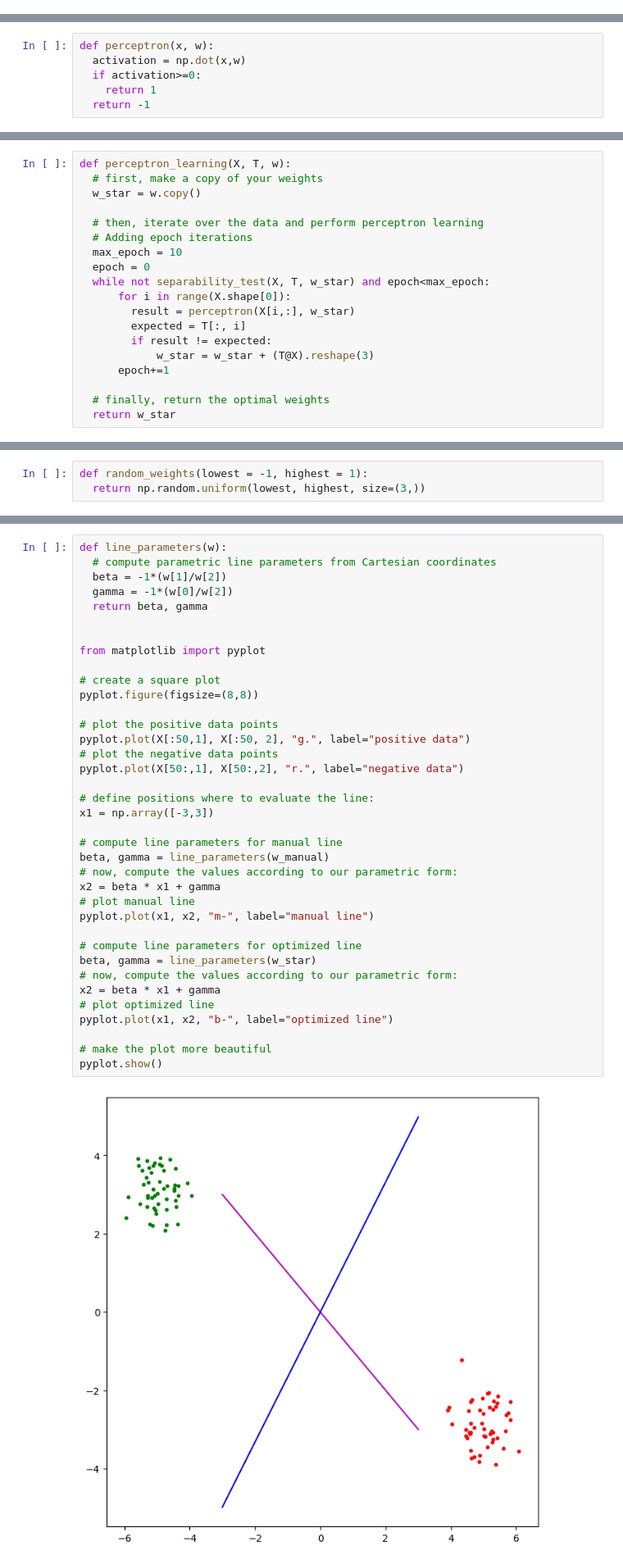
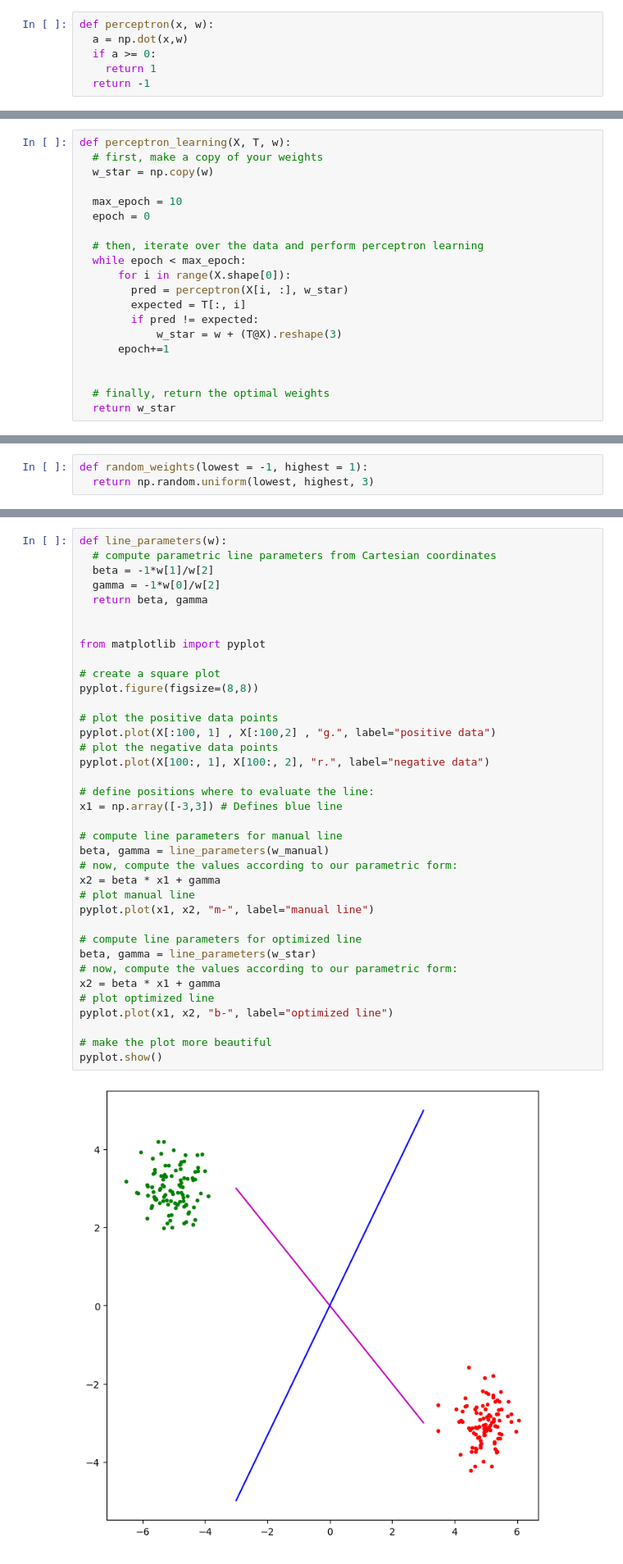
Before and after one commit to JorgeOrtizV/deepLearning_uzh, a Jupyter notebook: DL-Assignment01.ipynb, the cells around one changed output, grey strips where cells are left out. Shown: that part at 82% size. Saved outputs shown, nothing was run; the diff lists cells and outputs as text.

```diff
--- a/DL-Assignment01.ipynb
+++ b/DL-Assignment01.ipynb
@@ -73 +111,7 @@ w_manual = np.array([0, -1, -1])
+# %%
+def perceptron(x, w):
+  a = np.dot(x,w)
+  if a >= 0:
+    return 1
+  return -1
 # %%
@@ -159,6 +124,0 @@ Implement a function that computes and returns the perceptron for a given data p
-# %%
-def perceptron(x, w):
-  activation = np.dot(x,w)
-  if activation>=0:
-    return 1
-  return -1
@@ -181,19 +145,20 @@ Consider in your implementation error cases that could arise.
 # %%
 def perceptron_learning(X, T, w):
   # first, make a copy of your weights
-  w_star = w.copy()
+  w_star = np.copy(w)
+
+  max_epoch = 10
+  epoch = 0
 
   # then, iterate over the data and perform perceptron learning
-  # Adding epoch iterations
-  max_epoch = 10
-  epoch = 0
-  while not separability_test(X, T, w_star) and epoch<max_epoch:
+  while epoch < max_epoch:
       for i in range(X.shape[0]):
-        result = perceptron(X[i,:], w_star)
+        pred = perceptron(X[i, :], w_star)
         expected = T[:, i]
-        if result != expected:
-            w_star = w_star + (T@X).reshape(3)
+        if pred != expected:
+            w_star = w + (T@X).reshape(3)
       epoch+=1
+
 
   # finally, return the optimal weights
   return w_star
@@ -234,7 +182,7 @@ As desired, perceptron learning does not optimize an already separating line
 Implement a function that generates and returns randomly initialized weights $\vec w \in [-1,1]^3$.
 # %%
 def random_weights(lowest = -1, highest = 1):
-  return np.random.uniform(lowest, highest, size=(3,))
+  return np.random.uniform(lowest, highest, 3)
 # %% [markdown]
 ### Task 6: Perceptron Learning Execution
 
@@ -310,39 +225,39 @@ Then, we need to compute the line parameters. For this purpose, we define the se
 # %%
 def line_parameters(w):
   # compute parametric line parameters from Cartesian coordinates
-  beta = -1*(w[1]/w[2])
-  gamma = -1*(w[0]/w[2])
+  beta = -1*w[1]/w[2]
+  gamma = -1*w[0]/w[2]
   return beta, gamma
 
 
 from matplotlib import pyplot
 
 # create a square plot
 pyplot.figure(figsize=(8,8))
 
 # plot the positive data points
-pyplot.plot(X[:50,1], X[:50, 2], "g.", label="positive data")
+pyplot.plot(X[:100, 1] , X[:100,2] , "g.", label="positive data")
 # plot the negative data points
-pyplot.plot(X[50:,1], X[50:,2], "r.", label="negative data")
+pyplot.plot(X[100:, 1], X[100:, 2], "r.", label="negative data")
 
 # define positions where to evaluate the line:
-x1 = np.array([-3,3])
+x1 = np.array([-3,3]) # Defines blue line
 
 # compute line parameters for manual line
 beta, gamma = line_parameters(w_manual)
 # now, compute the values according to our parametric form:
 x2 = beta * x1 + gamma
 # plot manual line
 pyplot.plot(x1, x2, "m-", label="manual line")
 
 # compute line parameters for optimized line
 beta, gamma = line_parameters(w_star)
 # now, compute the values according to our parametric form:
 x2 = beta * x1 + gamma
 # plot optimized line
 pyplot.plot(x1, x2, "b-", label="optimized line")
 
 # make the plot more beautiful
 pyplot.show()
 # %% [output]
-[figure, old version]
+[figure, new version]
```
Also changed, not shown: parts of 19 cells of this notebook, 5 other files.
